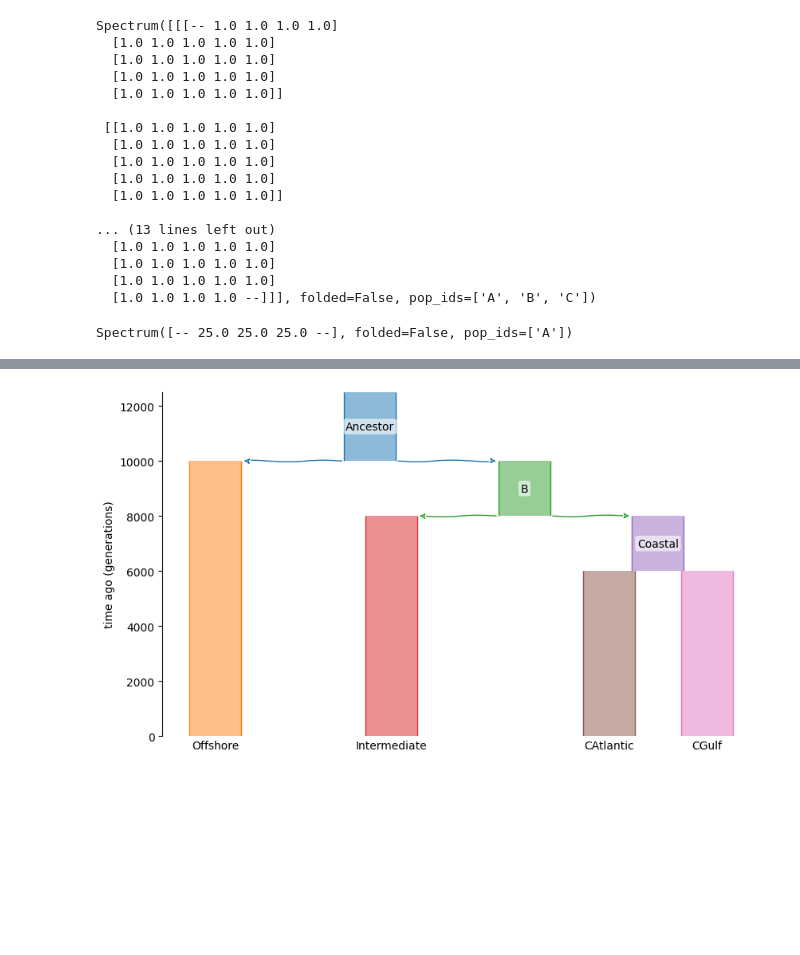
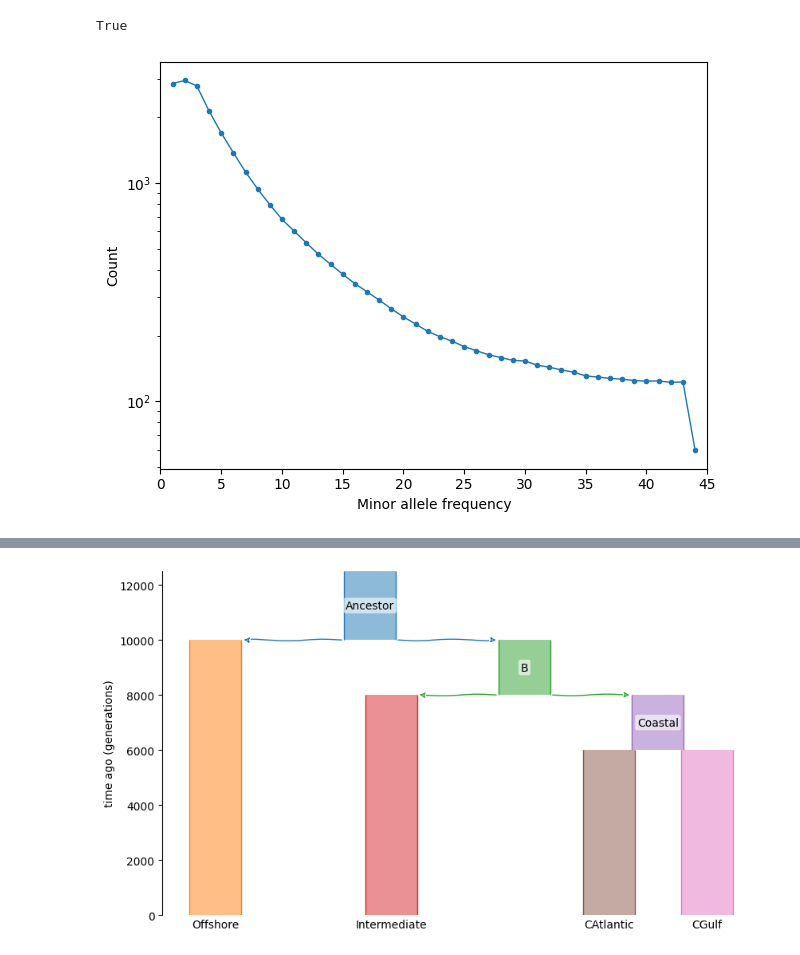
Before and after one commit to rsbrennan-NOAA/SEFSC-MMTD-Tursiops_RAD_popgen, a Jupyter notebook: scripts/demography/moments/moments_01.ipynb, the cells around one changed output, grey strips where cells are left out. Saved outputs shown, nothing was run; the diff lists cells and outputs as text; code cells hidden in the pictures; blank space fills up the shorter version.

Commit message:
moments

```diff
--- a/scripts/demography/moments/moments_01.ipynb
+++ b/scripts/demography/moments/moments_01.ipynb
@@ -63,25 +8,0 @@ fs = moments.Spectrum(np.ones((5, 5, 5)), pop_ids=["A", "B", "C"])
-# %%
-fs
-# %% [output]
-Spectrum([[[-- 1.0 1.0 1.0 1.0]
-  [1.0 1.0 1.0 1.0 1.0]
-  [1.0 1.0 1.0 1.0 1.0]
-  [1.0 1.0 1.0 1.0 1.0]
-  [1.0 1.0 1.0 1.0 1.0]]
-
- [[1.0 1.0 1.0 1.0 1.0]
-  [1.0 1.0 1.0 1.0 1.0]
-  [1.0 1.0 1.0 1.0 1.0]
-  [1.0 1.0 1.0 1.0 1.0]
-  [1.0 1.0 1.0 1.0 1.0]]
-
-... (13 lines left out)
-  [1.0 1.0 1.0 1.0 1.0]
-  [1.0 1.0 1.0 1.0 1.0]
-  [1.0 1.0 1.0 1.0 1.0]
-  [1.0 1.0 1.0 1.0 --]]], folded=False, pop_ids=['A', 'B', 'C'])
-# %%
-fs_marg = fs.marginalize([1, 2])
-fs_marg
-# %% [output]
-Spectrum([-- 25.0 25.0 25.0 --], folded=False, pop_ids=['A'])
@@ -99,0 +14,15 @@ data = fs.sample()
+# %%
+fs_CAtl_Off.pop_ids
+# %% [output]
+True
+# %%
+fs_CAtl_Off = moments.Spectrum.from_file("/home/rbrennan/Tursiops-RAD-popgen/analysis/moments/fourpop_sfs/dadi/Coastal_Atlantic-224.sfs")
+fs_CAtl_Off = moments.Spectrum.from_file("/home/rbrennan/Tursiops-RAD-popgen/analysis/moments/fourpop_sfs/dadi/Coastal_Gulf-64.sfs")
+fs_CAtl_Off = moments.Spectrum.from_file("/home/rbrennan/Tursiops-RAD-popgen/analysis/moments/fourpop_sfs/dadi/Intermediate-78.sfs")
+fs_CAtl_Off = moments.Spectrum.from_file("/home/rbrennan/Tursiops-RAD-popgen/analysis/moments/fourpop_sfs/dadi/Offshore-88.sfs")
+
+
+
+moments.Plotting.plot_1d_fs(fs_CAtl_Off, fig_num=None, show=True, ax=None, out=None, ms=3, lw=1)
+# %% [output]
+[figure, added]
```
Also changed, not shown: parts of 12 cells of this notebook, 6 other files.
